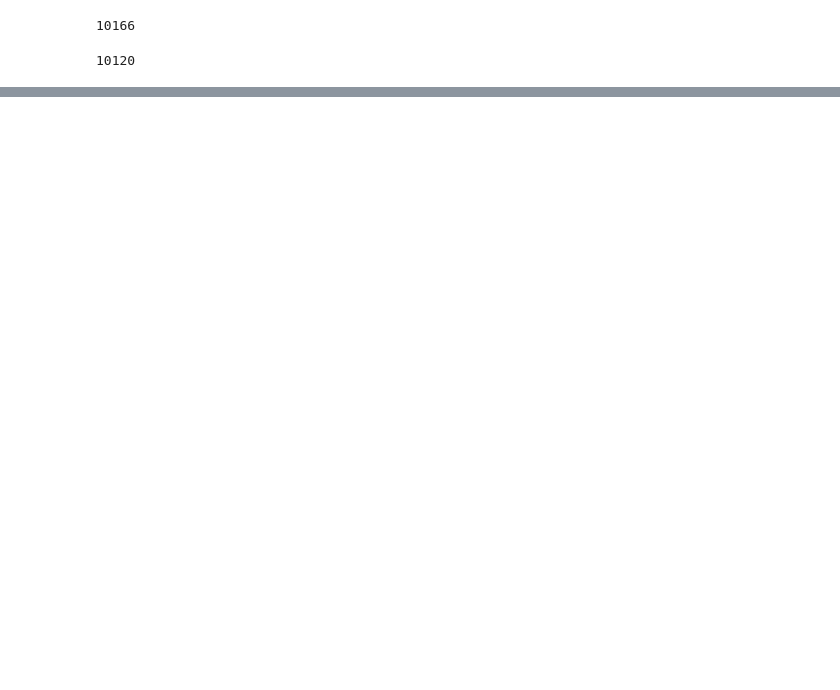
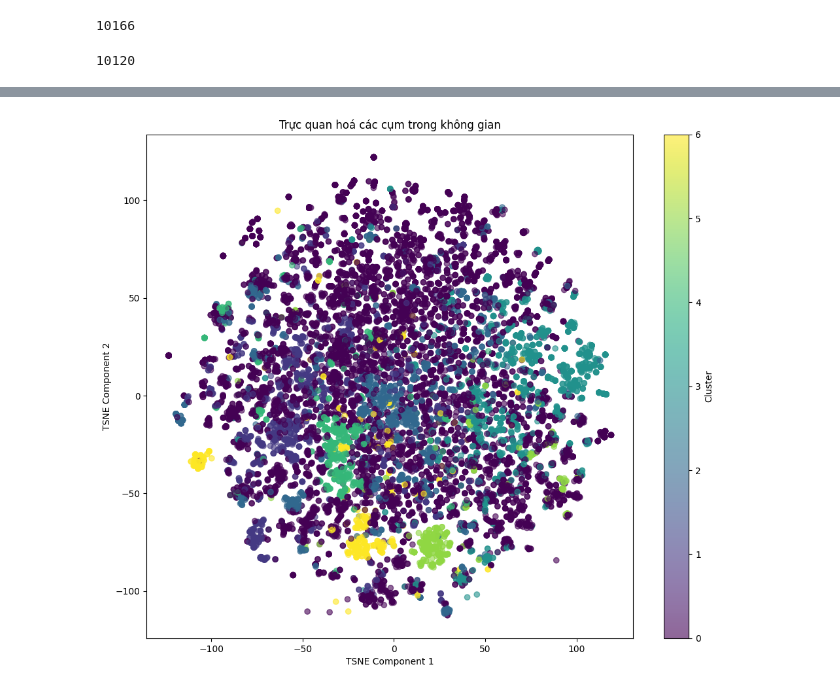
Before and after one commit to manh21082002/image-search-ai, a Jupyter notebook: notebooks/01_collect_data.ipynb, the cells around one changed output, grey strips where cells are left out. Cells and saved outputs as stored; diff of their text form; code cells hidden in the pictures; blank space fills up the shorter version.

```diff
--- a/notebooks/01_collect_data.ipynb
+++ b/notebooks/01_collect_data.ipynb
@@ -113,0 +347,19 @@ TypeError: unsupported operand type(s) for -: 'str' and 'float'
+# %%
+
+# Nếu X là ma trận TF-IDF (sparse matrix), chuyển về dạng dense (nếu kích thước không quá lớn)
+X_dense = X.toarray()
+
+# Giảm chiều về 2D bằng t-SNE
+tsne = TSNE(n_components=2, random_state=42, init='pca', learning_rate='auto')
+X_tsne = tsne.fit_transform(X_dense)
+
+# Vẽ biểu đồ scatter, mỗi điểm được tô màu theo nhãn cluster
+plt.figure(figsize=(12, 10))
+scatter = plt.scatter(X_tsne[:, 0], X_tsne[:, 1], c=df['cluster'], cmap='viridis', alpha=0.6)
+plt.colorbar(scatter, label='Cluster')
+plt.title("Trực quan hoá các cụm trong không gian")
+plt.xlabel("TSNE Component 1")
+plt.ylabel("TSNE Component 2")
+plt.show()
+# %% [output]
+[figure, added]
```
Also changed, not shown: parts of 28 cells of this notebook.
